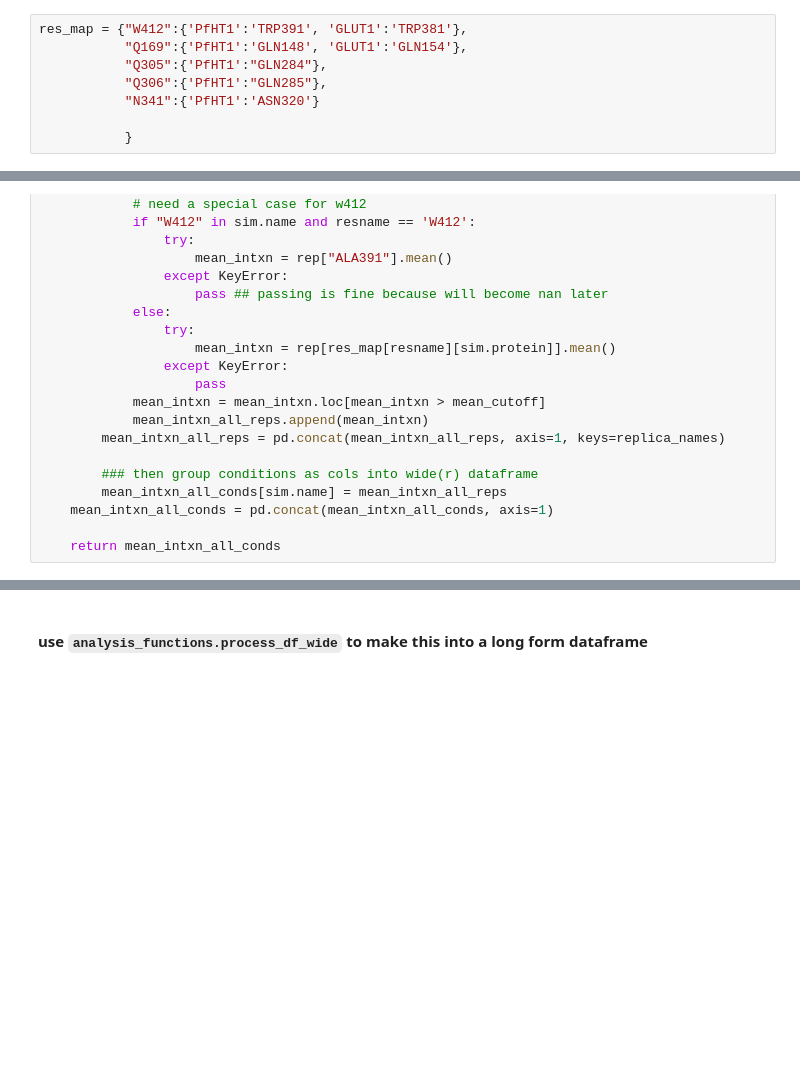
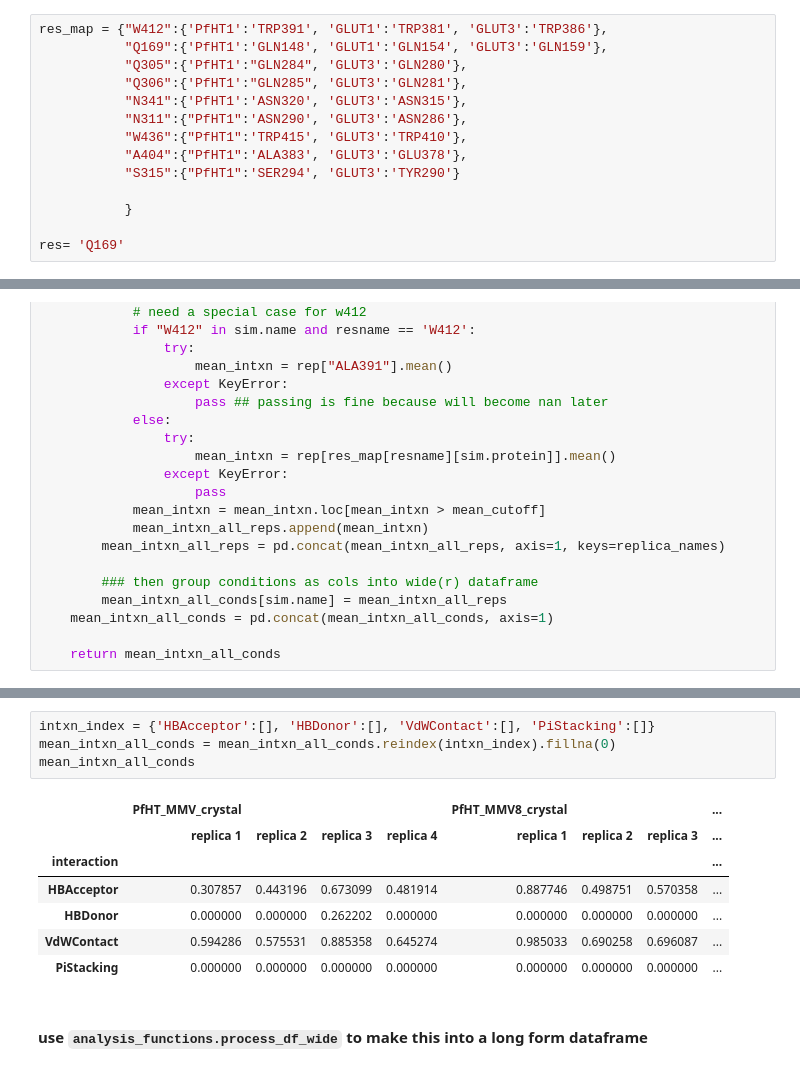
Before and after one commit to semccomas/PfHT_MMV, a Jupyter notebook: prolif_fingerprinting/compare_binding_site_intxns.ipynb, the cells around one changed output, grey strips where cells are left out. Saved outputs shown, nothing was run; the diff lists cells and outputs as text; blank space fills up the shorter version.

```diff
--- a/prolif_fingerprinting/compare_binding_site_intxns.ipynb
+++ b/prolif_fingerprinting/compare_binding_site_intxns.ipynb
@@ -58,10 +60,16 @@ Just find where t.ex TRP412 (or equivalent) is in the dataframe, then take mean
 # %% [markdown]
 ##### `res_map` will help with residue numbering and labeling, since it's different between PfHT and GLUTs osv
 # %%
-res_map = {"W412":{'PfHT1':'TRP391', 'GLUT1':'TRP381'},
-           "Q169":{'PfHT1':'GLN148', 'GLUT1':'GLN154'},
-           "Q305":{'PfHT1':"GLN284"},
-           "Q306":{'PfHT1':"GLN285"},
-           "N341":{'PfHT1':'ASN320'}
+res_map = {"W412":{'PfHT1':'TRP391', 'GLUT1':'TRP381', 'GLUT3':'TRP386'},
+           "Q169":{'PfHT1':'GLN148', 'GLUT1':'GLN154', 'GLUT3':'GLN159'},
+           "Q305":{'PfHT1':"GLN284", 'GLUT3':'GLN280'},
+           "Q306":{'PfHT1':"GLN285", 'GLUT3':'GLN281'},
+           "N341":{'PfHT1':'ASN320', 'GLUT3':'ASN315'},
+           "N311":{"PfHT1":'ASN290', 'GLUT3':'ASN286'},
+           "W436":{"PfHT1":'TRP415', 'GLUT3':'TRP410'},
+           "A404":{"PfHT1":'ALA383', 'GLUT3':'GLU378'},
+           "S315":{"PfHT1":'SER294', 'GLUT3':'TYR290'}
 
            }
+
+res= 'Q169'
@@ -129,3 +144,15 @@ mean_intxn_all_conds = mean_intxn_all_conds.fillna(0)
+# %%
+intxn_index = {'HBAcceptor':[], 'HBDonor':[], 'VdWContact':[], 'PiStacking':[]}
+mean_intxn_all_conds = mean_intxn_all_conds.reindex(intxn_index).fillna(0)
+mean_intxn_all_conds
+# %% [output]
+|  | PfHT_MMV_crystal |  |  |  | PfHT_MMV8_crystal |  |  | ... |
+|  | replica 1 | replica 2 | replica 3 | replica 4 | replica 1 | replica 2 | replica 3 | ... |
+| interaction |  |  |  |  |  |  |  | ... |
+| HBAcceptor | 0.307857 | 0.443196 | 0.673099 | 0.481914 | 0.887746 | 0.498751 | 0.570358 | ... |
+| HBDonor | 0.000000 | 0.000000 | 0.262202 | 0.000000 | 0.000000 | 0.000000 | 0.000000 | ... |
+| VdWContact | 0.594286 | 0.575531 | 0.885358 | 0.645274 | 0.985033 | 0.690258 | 0.696087 | ... |
+| PiStacking | 0.000000 | 0.000000 | 0.000000 | 0.000000 | 0.000000 | 0.000000 | 0.000000 | ... |
 # %% [markdown]
 #### use `analysis_functions.process_df_wide` to make this into a long form dataframe
 # %%
```
Also changed, not shown: parts of 10 cells of this notebook, 5 other files.
